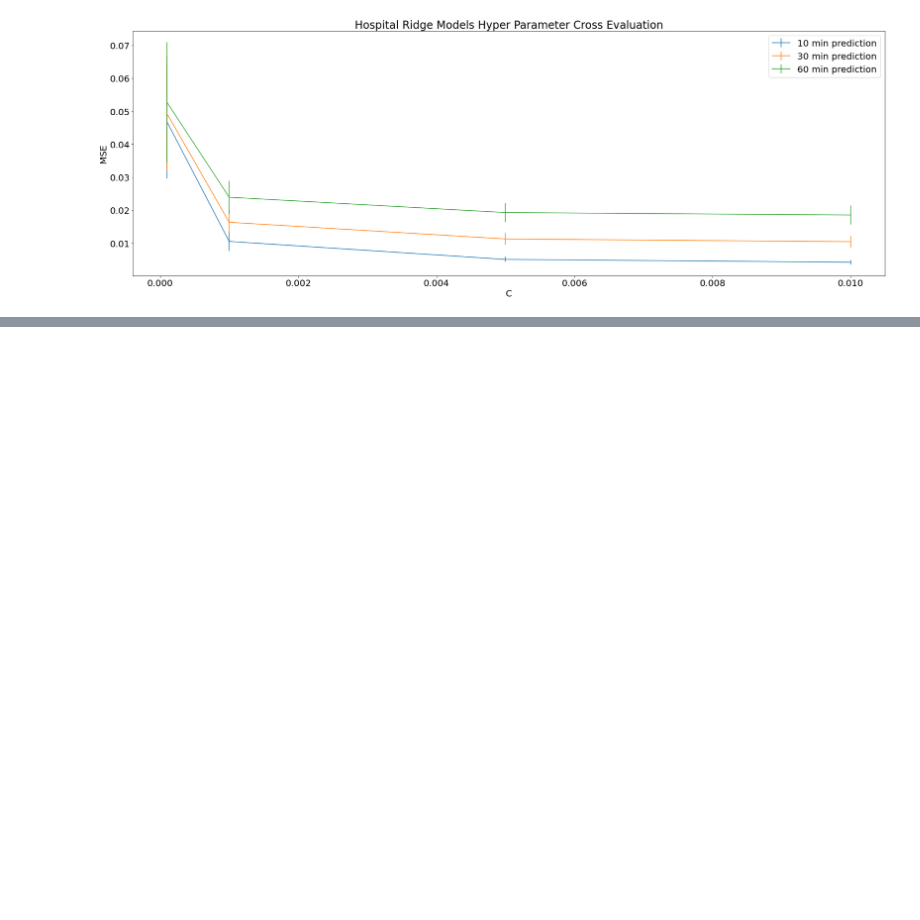
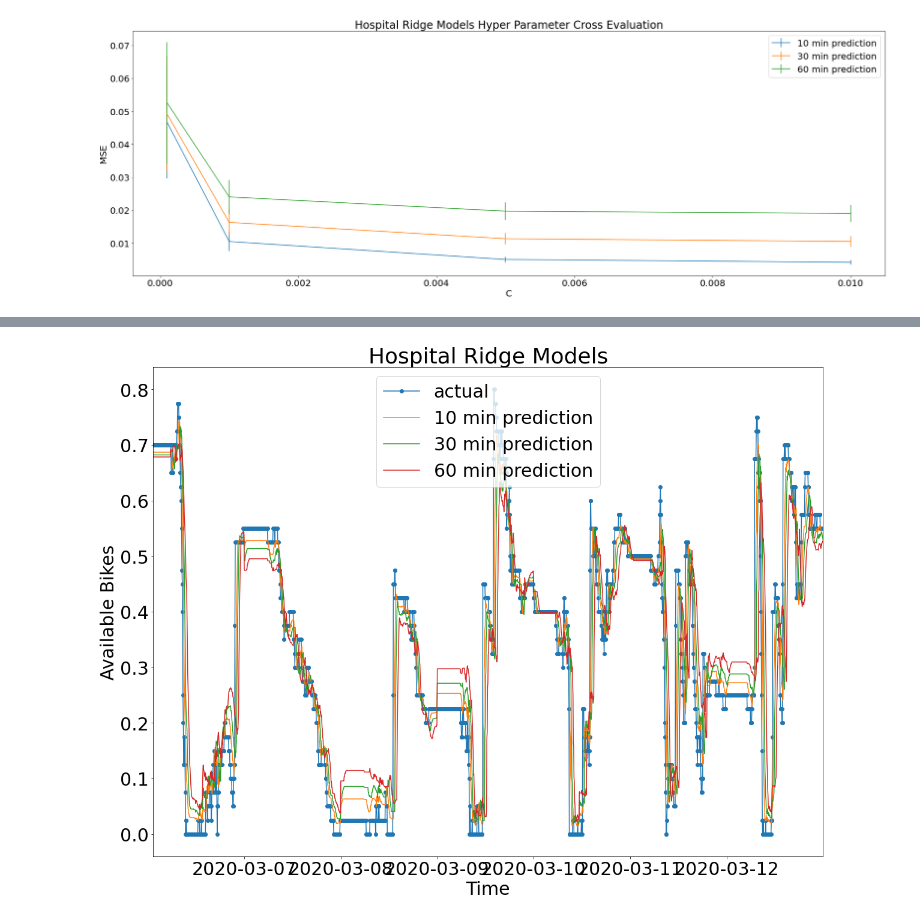
Before and after one commit to cormac-doyle/Final-Assignment-Machine-Learning, a Jupyter notebook: models.ipynb, the cells around one changed output, grey strips where cells are left out. Cells and saved outputs as stored; diff of their text form; code cells hidden in the pictures; blank space fills up the shorter version.

```diff
--- a/models.ipynb
+++ b/models.ipynb
@@ -186,0 +189,4 @@ visualise_models(Ridge(alpha = 1/(2*0.005)),df_portobello_map["10MIN"],X_portobe
+# %%
+visualise_models(Ridge(alpha = 1/(2*0.005)),df_hospital_map["10MIN"],X_hospital_map,y_hospital_map,"Hospital Ridge Models")
+# %% [output]
+[figure, added]
```
Also changed, not shown: parts of 8 cells of this notebook, 1 other file.
